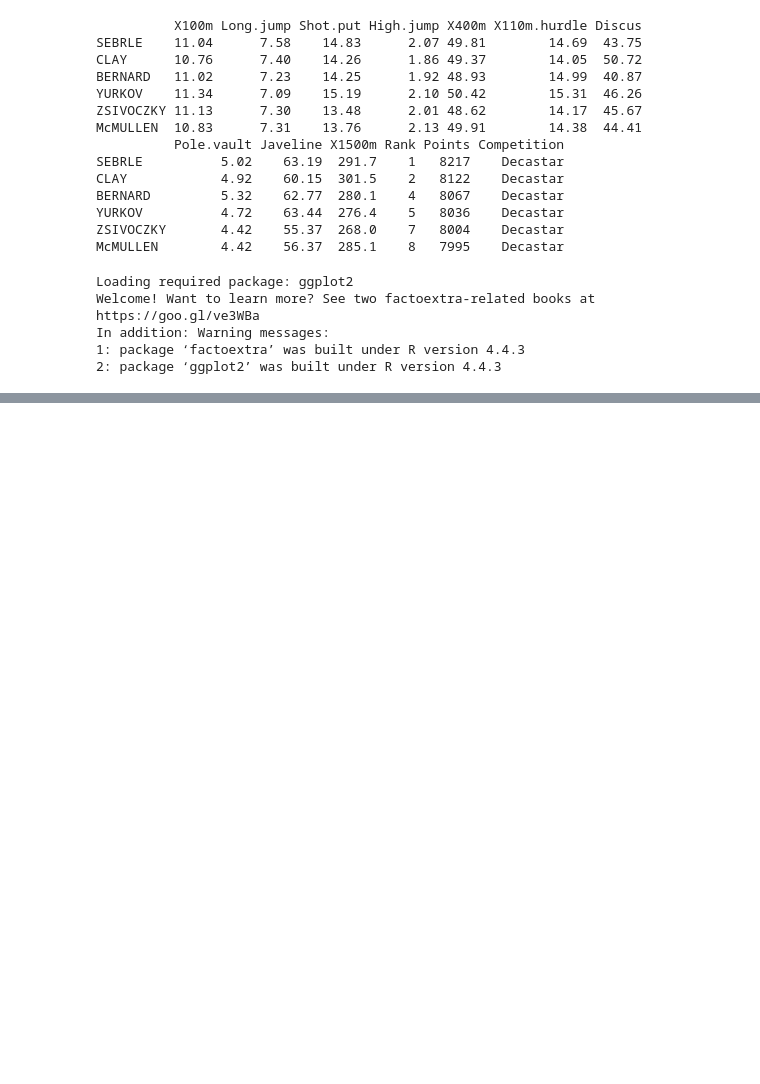
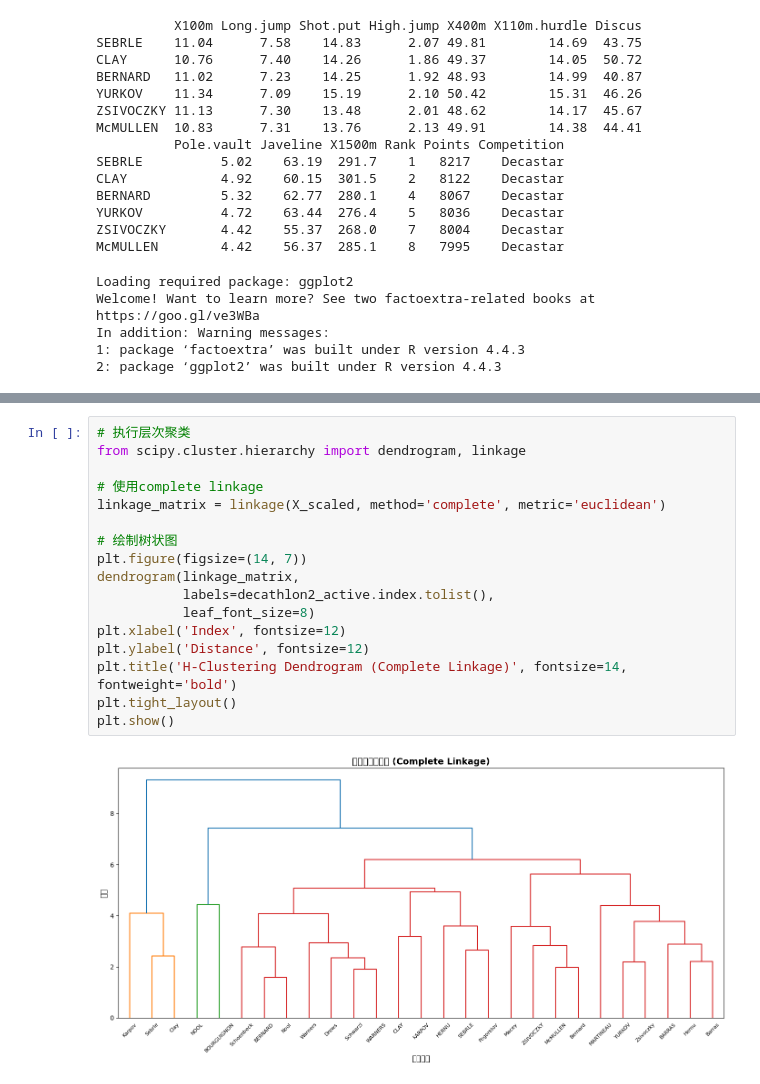
Before and after one commit to DrVinceee/Lab_2021, a Jupyter notebook: Lab_Py.ipynb, the cells around one changed output, grey strips where cells are left out. Saved outputs shown, nothing was run; the diff lists cells and outputs as text; blank space fills up the shorter version.

```diff
--- a/Lab_Py.ipynb
+++ b/Lab_Py.ipynb
@@ -194,0 +314,19 @@ plt.show()
+# %%
+# 执行层次聚类
+from scipy.cluster.hierarchy import dendrogram, linkage
+
+# 使用complete linkage
+linkage_matrix = linkage(X_scaled, method='complete', metric='euclidean')
+
+# 绘制树状图
+plt.figure(figsize=(14, 7))
+dendrogram(linkage_matrix,
+           labels=decathlon2_active.index.tolist(),
+           leaf_font_size=8)
+plt.xlabel('Index', fontsize=12)
+plt.ylabel('Distance', fontsize=12)
+plt.title('H-Clustering Dendrogram (Complete Linkage)', fontsize=14, fontweight='bold')
+plt.tight_layout()
+plt.show()
+# %% [output]
+[figure, added]
```
Also changed, not shown: parts of 13 cells of this notebook.
